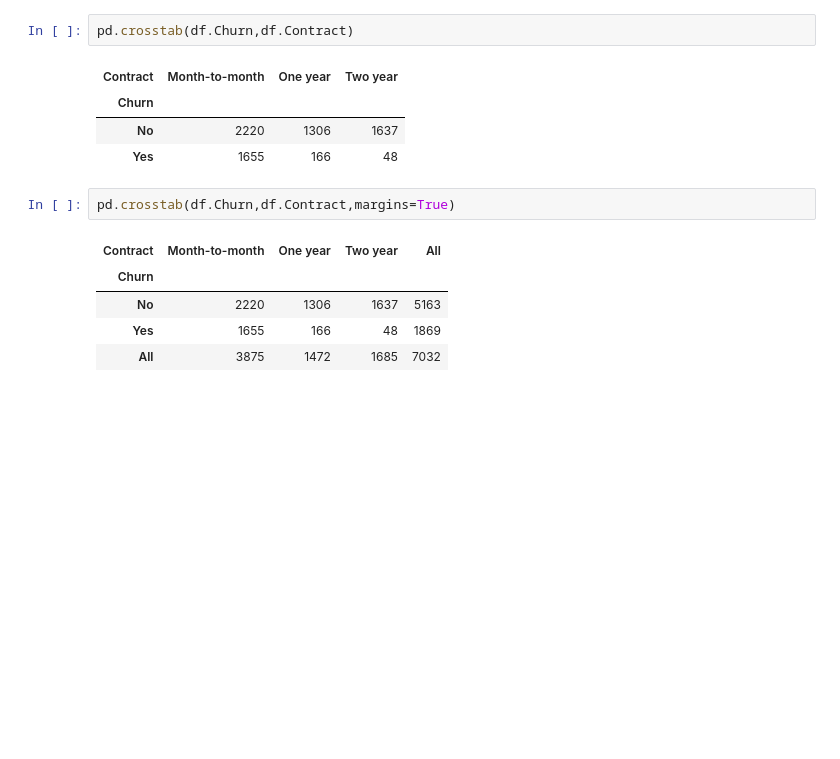
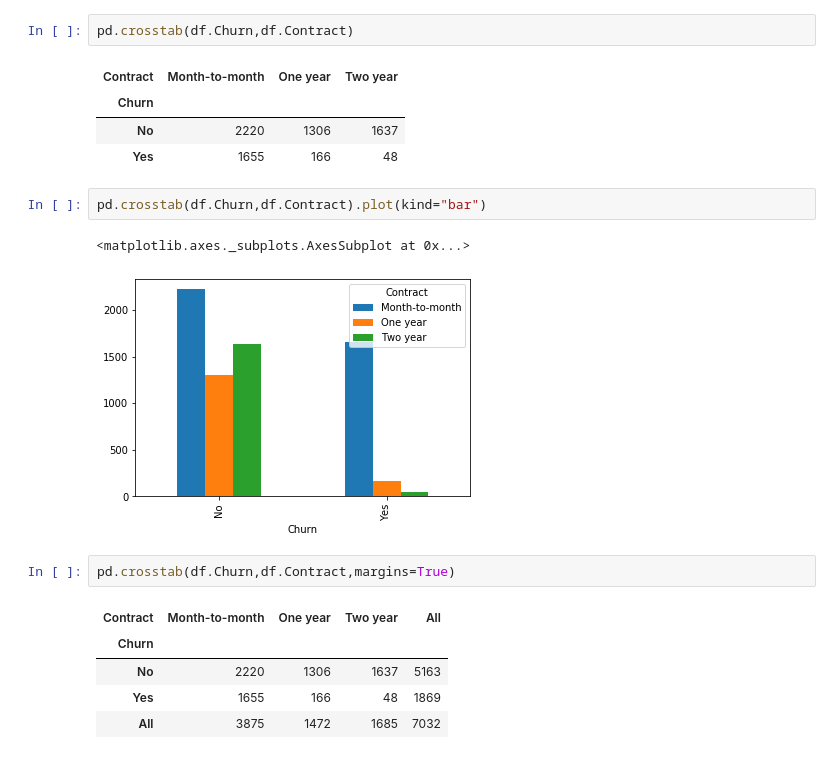
Before and after one commit to haythemmz/churn_prediction, a Jupyter notebook: EDA.ipynb, the cells around one changed output. Cells and saved outputs as stored; diff of their text form; blank space fills up the shorter version.

```diff
--- a/EDA.ipynb
+++ b/EDA.ipynb
@@ -135,6 +145,11 @@ pd.crosstab(df.Churn,df.Contract)
 | Churn |  |  |  |
 | No | 2220 | 1306 | 1637 |
 | Yes | 1655 | 166 | 48 |
+# %%
+pd.crosstab(df.Churn,df.Contract).plot(kind="bar")
+# %% [output]
+<matplotlib.axes._subplots.AxesSubplot at 0x...>
+[figure, added]
 # %%
 pd.crosstab(df.Churn,df.Contract,margins=True)
 # %% [output]
```
Also changed, not shown: parts of 7 cells of this notebook.
